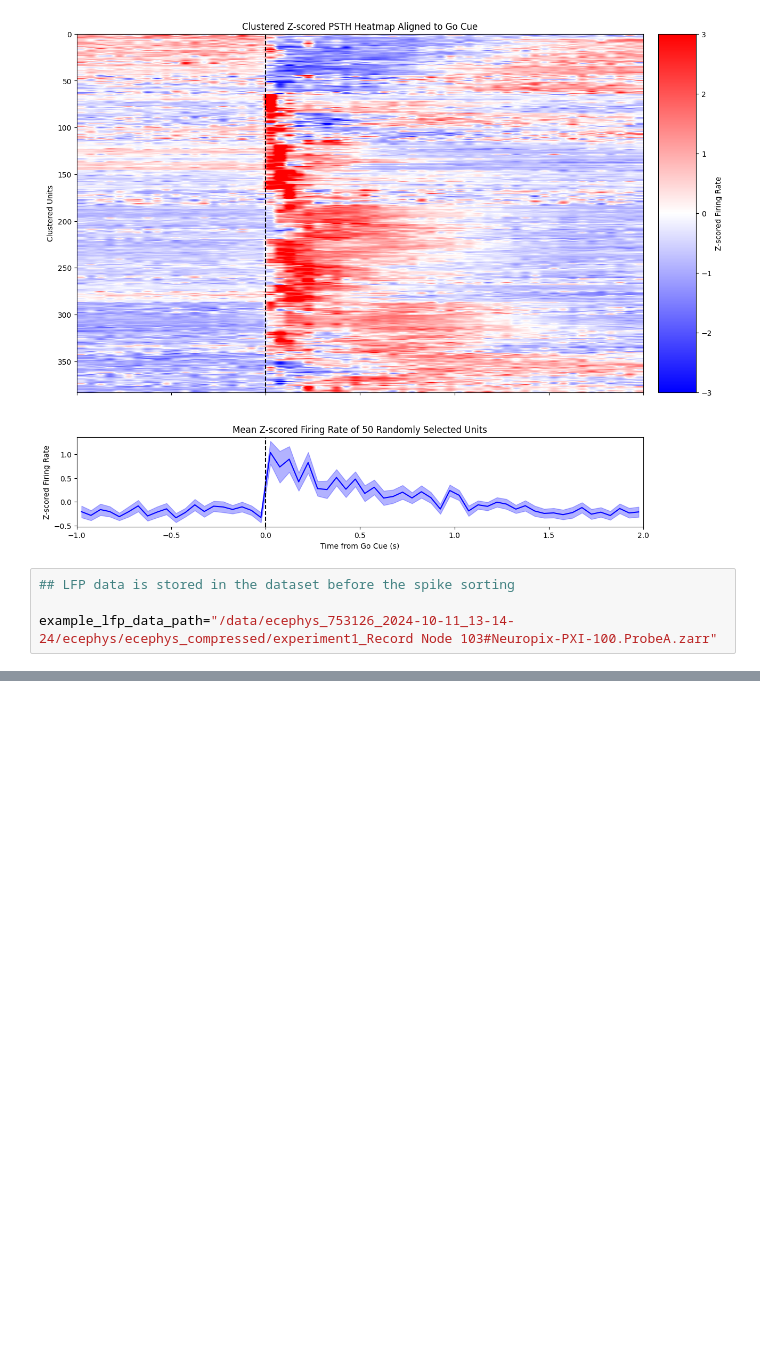
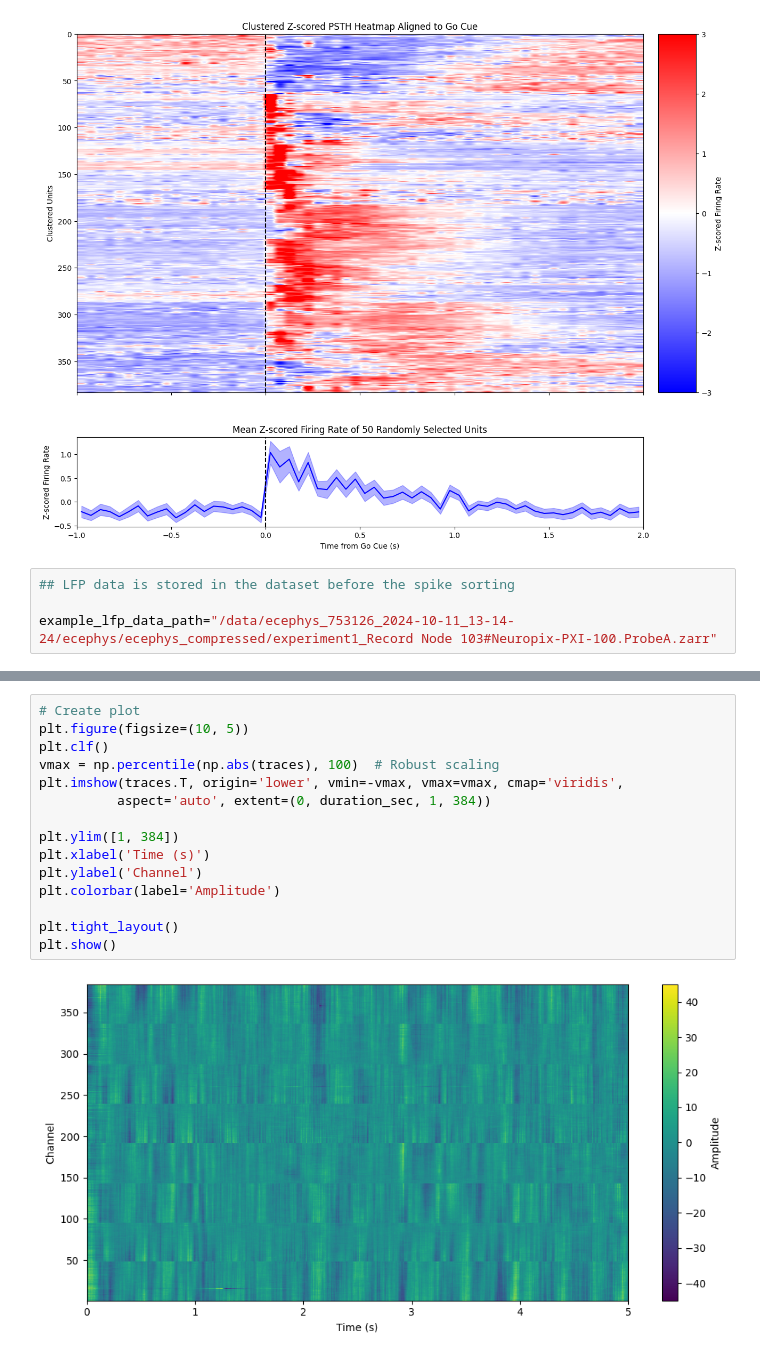
Before and after one commit to pckuo/aind_ssm_hackathon, a Jupyter notebook: code/ephys_behavior_demo.ipynb, the cells around one changed output, grey strips where cells are left out. Drawn from its saved outputs; the diff is of its cells as text; blank space fills up the shorter version.

```diff
--- a/code/ephys_behavior_demo.ipynb
+++ b/code/ephys_behavior_demo.ipynb
@@ -520,0 +553,17 @@ ValueError: codec not available: 'wavpack'
+# %%
+# Create plot
+plt.figure(figsize=(10, 5))
+plt.clf()
+vmax = np.percentile(np.abs(traces), 100)  # Robust scaling
+plt.imshow(traces.T, origin='lower', vmin=-vmax, vmax=vmax, cmap='viridis',
+          aspect='auto', extent=(0, duration_sec, 1, 384))
+
+plt.ylim([1, 384])
+plt.xlabel('Time (s)')
+plt.ylabel('Channel')
+plt.colorbar(label='Amplitude')
+
+plt.tight_layout()
+plt.show()
+# %% [output]
+[figure, added]
```
Also changed, not shown: parts of 7 cells of this notebook, 1 other file.
